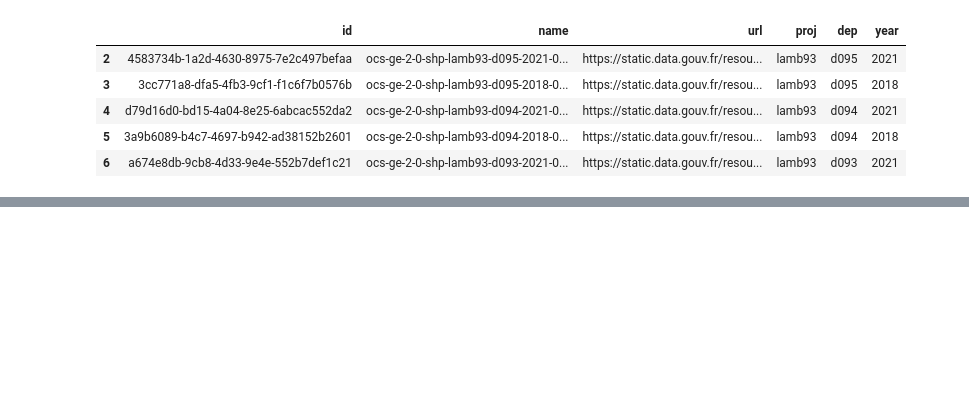
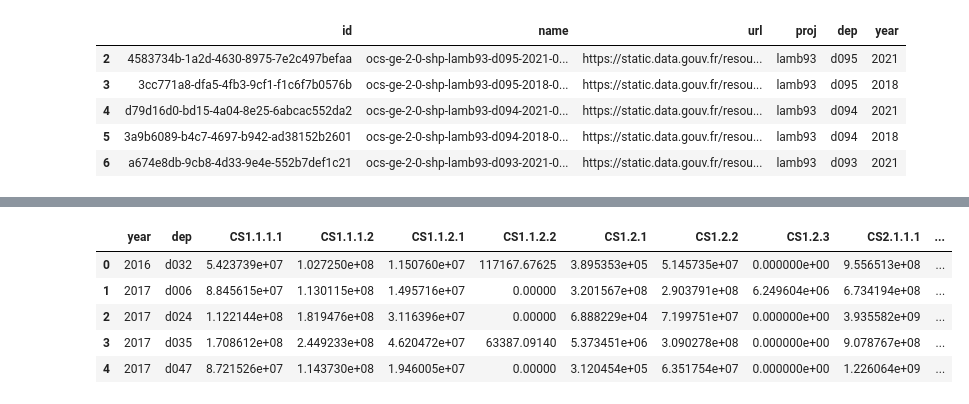
Before and after one commit to fsemecurbe/processing_ocsge, a Jupyter notebook: Traitement ocsge.ipynb, the cells around one changed output, grey strips where cells are left out. Cells and saved outputs as stored; diff of their text form; code cells hidden in the pictures; blank space fills up the shorter version.

```diff
--- a/Traitement ocsge.ipynb
+++ b/Traitement ocsge.ipynb
@@ -69,0 +37,20 @@ duckdb.sql("SELECT CODE_CS, sum(st_area(geometry)) FROM '{}' group by CODE_CS".f
+# %%
+df_results = df_results.pivot(index = ['year', 'dep'],  columns = 'CODE_CS', values = ['sum(st_area(geometry))']).reset_index()
+# %%
+df_results.columns = ['year', 'dep' ] + [col[1] for col in df_results.columns[2:] ]
+# %%
+df_results.fillna(0, inplace = True)
+# %%
+df_results['CS1.1'] = df_results['CS1.1.1.1'] + df_results['CS1.1.1.2'] + df_results['CS1.1.2.1'] + df_results['CS1.1.2.2']
+df_results['CS1.2'] = df_results['CS1.2.1'] + df_results['CS1.2.2'] + df_results['CS1.2.3']
+df_results['CS2.1'] = df_results['CS2.1.1.1'] + df_results['CS2.1.1.2'] + df_results['CS2.1.1.3'] + df_results['CS2.1.2'] + df_results['CS2.1.3']
+df_results['CS2.2'] = df_results['CS2.2.1'] #+ df_results['CS2.2.2']
+# %%
+df_results.head()
+# %% [output]
+|  | year | dep | CS1.1.1.1 | CS1.1.1.2 | CS1.1.2.1 | CS1.1.2.2 | CS1.2.1 | CS1.2.2 | CS1.2.3 | CS2.1.1.1 | ... |
+| 0 | 2016 | d032 | 5.423739e+07 | 1.027250e+08 | 1.150760e+07 | 117167.67625 | 3.895353e+05 | 5.145735e+07 | 0.000000e+00 | 9.556513e+08 | ... |
+| 1 | 2017 | d006 | 8.845615e+07 | 1.130115e+08 | 1.495716e+07 | 0.00000 | 3.201567e+08 | 2.903791e+08 | 6.249604e+06 | 6.734194e+08 | ... |
+| 2 | 2017 | d024 | 1.122144e+08 | 1.819476e+08 | 3.116396e+07 | 0.00000 | 6.888229e+04 | 7.199751e+07 | 0.000000e+00 | 3.935582e+09 | ... |
+| 3 | 2017 | d035 | 1.708612e+08 | 2.449233e+08 | 4.620472e+07 | 63387.09140 | 5.373451e+06 | 3.090278e+08 | 0.000000e+00 | 9.078767e+08 | ... |
+| 4 | 2017 | d047 | 8.721526e+07 | 1.143730e+08 | 1.946005e+07 | 0.00000 | 3.120454e+05 | 6.351754e+07 | 0.000000e+00 | 1.226064e+09 | ... |
```
Also changed, not shown: parts of 8 cells of this notebook.
